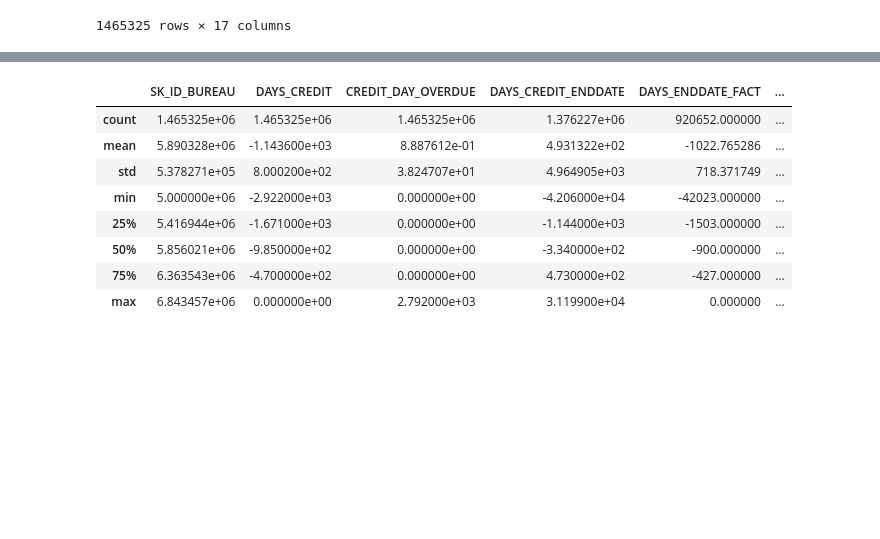
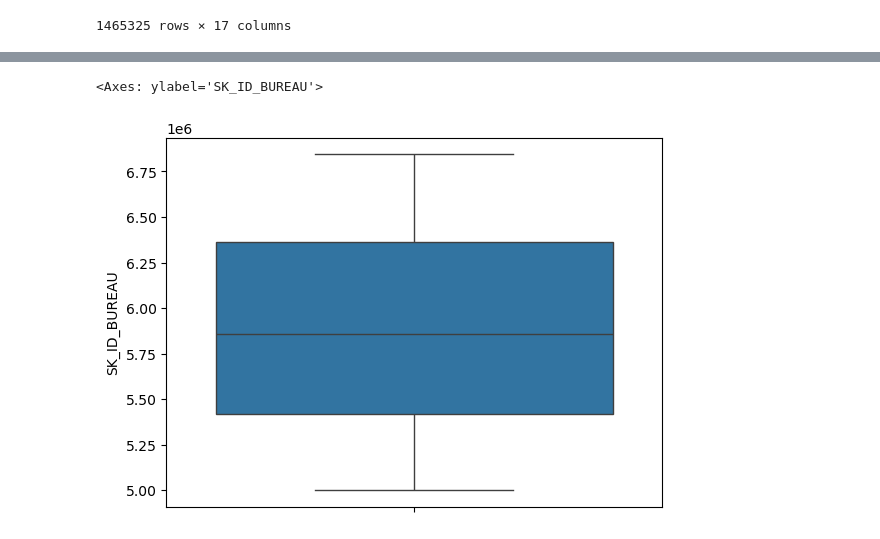
Before and after one commit to yourboyquan/DATA-PREPARATION---FINAL-PROJECT, a Jupyter notebook: Cleaning + EDA/Bureau.ipynb, the cells around one changed output, grey strips where cells are left out. Cells and saved outputs as stored; diff of their text form; code cells hidden in the pictures; blank space fills up the shorter version.

```diff
--- a/Cleaning + EDA/Bureau.ipynb
+++ b/Cleaning + EDA/Bureau.ipynb
@@ -63,12 +49,5 @@ missing_value_df
-# %%
-df.describe()
-# %% [output]
-|  | SK_ID_BUREAU | DAYS_CREDIT | CREDIT_DAY_OVERDUE | DAYS_CREDIT_ENDDATE | DAYS_ENDDATE_FACT | ... |
-| count | 1.465325e+06 | 1.465325e+06 | 1.465325e+06 | 1.376227e+06 | 920652.000000 | ... |
-| mean | 5.890328e+06 | -1.143600e+03 | 8.887612e-01 | 4.931322e+02 | -1022.765286 | ... |
-| std | 5.378271e+05 | 8.000200e+02 | 3.824707e+01 | 4.964905e+03 | 718.371749 | ... |
-| min | 5.000000e+06 | -2.922000e+03 | 0.000000e+00 | -4.206000e+04 | -42023.000000 | ... |
-| 25% | 5.416944e+06 | -1.671000e+03 | 0.000000e+00 | -1.144000e+03 | -1503.000000 | ... |
-| 50% | 5.856021e+06 | -9.850000e+02 | 0.000000e+00 | -3.340000e+02 | -900.000000 | ... |
-| 75% | 6.363543e+06 | -4.700000e+02 | 0.000000e+00 | 4.730000e+02 | -427.000000 | ... |
-| max | 6.843457e+06 | 0.000000e+00 | 2.792000e+03 | 3.119900e+04 | 0.000000 | ... |
+# %%
+sns.boxplot(df['SK_ID_BUREAU'])
+# %% [output]
+<Axes: ylabel='SK_ID_BUREAU'>
+[figure, added]
```
Also changed, not shown: parts of 27 cells of this notebook.
